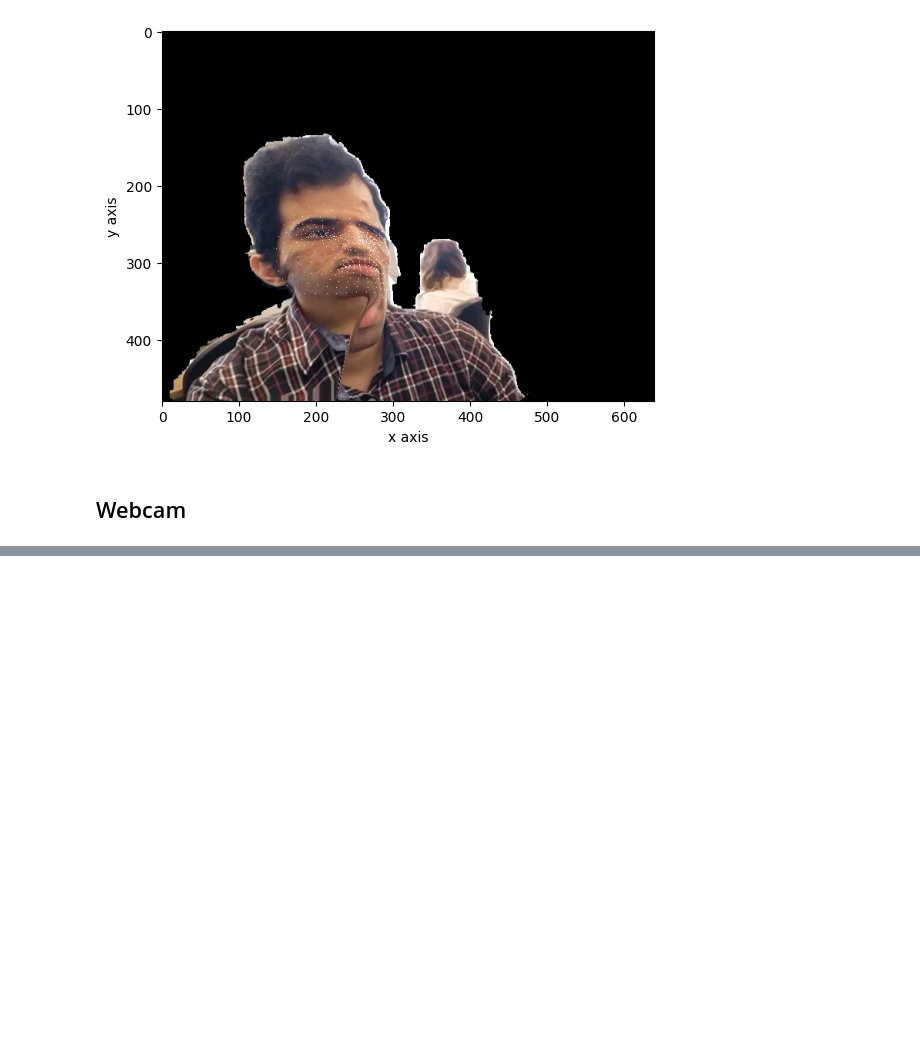
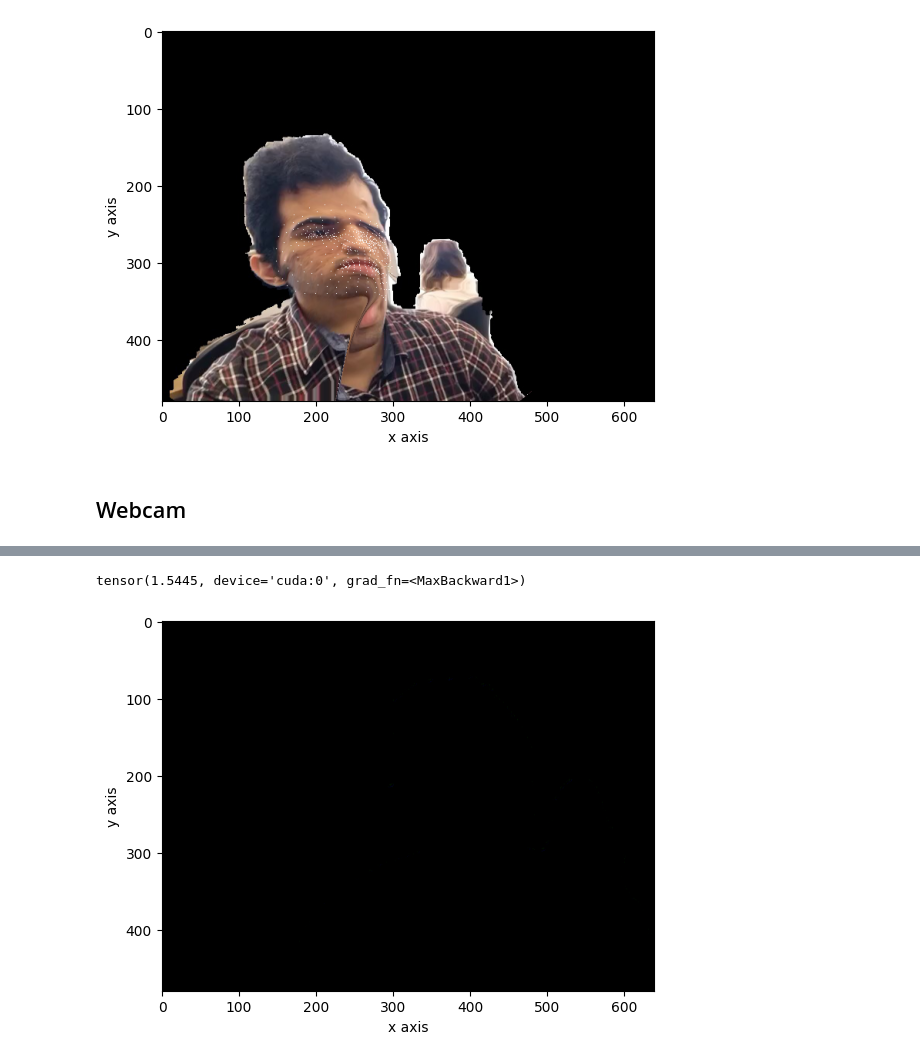
Before and after one commit to aminfadaei116/view-net, a Jupyter notebook: ViewNet notbook.ipynb, the cells around one changed output, grey strips where cells are left out. Cells and saved outputs as stored; diff of their text form; code cells hidden in the pictures; blank space fills up the shorter version.

```diff
--- a/ViewNet notbook.ipynb
+++ b/ViewNet notbook.ipynb
@@ -172,0 +208,18 @@ Clipping input data to the valid range for imshow with RGB data ([0..1] for floa
+# %%
+loss = nn.MSELoss()
+optimizer = optim.SGD(MyNet.parameters(), lr=0.01, momentum=0.9)
+# %%
+import torch
+import torch.nn as nn
+
+
+criterion = nn.L1Loss()
+for i in range(100):
+    optimizer.zero_grad()
+    output3 = MyNet(height, width, refKey, tarKey, ref)
+    dummy = torch.squeeze(output3)
+    # output = mae_loss(input, target)
+    loss = criterion(dummy, ref/255)
+    print(loss)
+    loss.backward()
+    optimizer.step()
@@ -172,0 +244,8 @@ Clipping input data to the valid range for imshow with RGB data ([0..1] for floa
+# %%
+torch.max(output3)
+# %% [output]
+tensor(1.5445, device='cuda:0', grad_fn=<MaxBackward1>)
+# %%
+img = showImageTensor(dummy, is3chan=True, isOutput=True, returnOutput=True)
+# %% [output]
+[figure, added]
```
Also changed, not shown: parts of 10 cells of this notebook, 2 other files.
